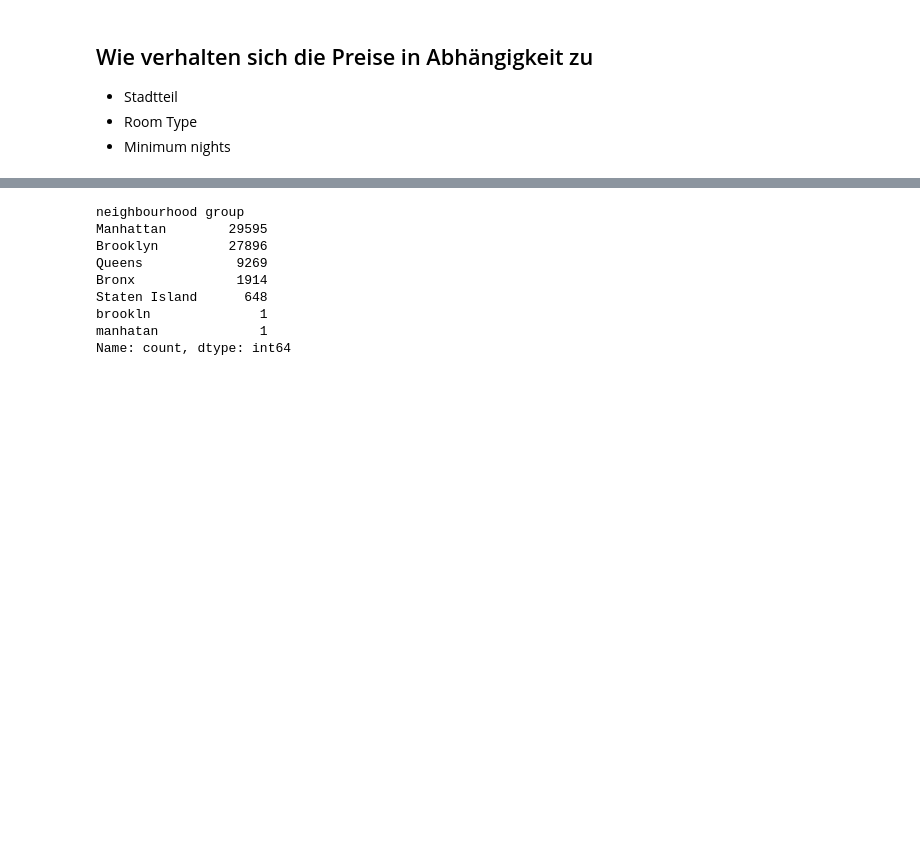
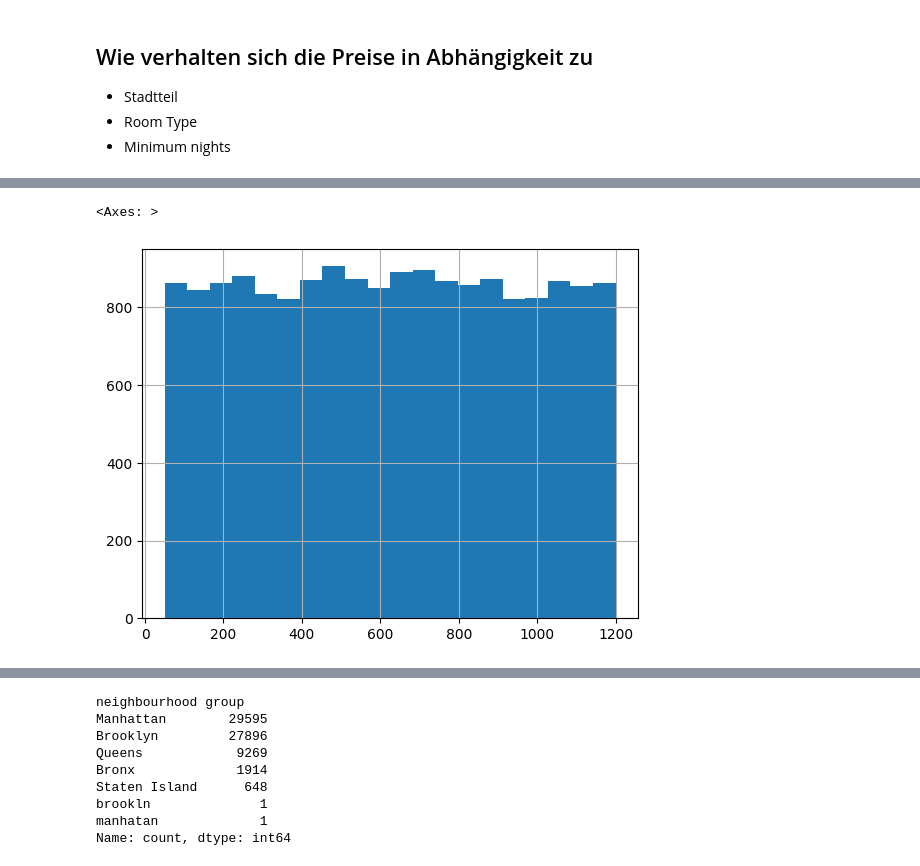
Before and after one commit to co-dex-gmbh/python-data-science-g5, a Jupyter notebook: woche1/airbnb/notebooks/live-11-12-2024.ipynb, the cells around one changed output, grey strips where cells are left out. Drawn from its saved outputs; the diff is of its cells as text; code cells hidden in the pictures; blank space fills up the shorter version.

```diff
--- a/woche1/airbnb/notebooks/live-11-12-2024.ipynb
+++ b/woche1/airbnb/notebooks/live-11-12-2024.ipynb
@@ -169,0 +197,5 @@ Name: count, dtype: int64
+# %%
+unique_addresses[unique_addresses["minimum nights"] == 1]["price"].hist(bins=20)
+# %% [output]
+<Axes: >
+[figure, added]
```
Also changed, not shown: parts of 30 cells of this notebook, 4 other files.
